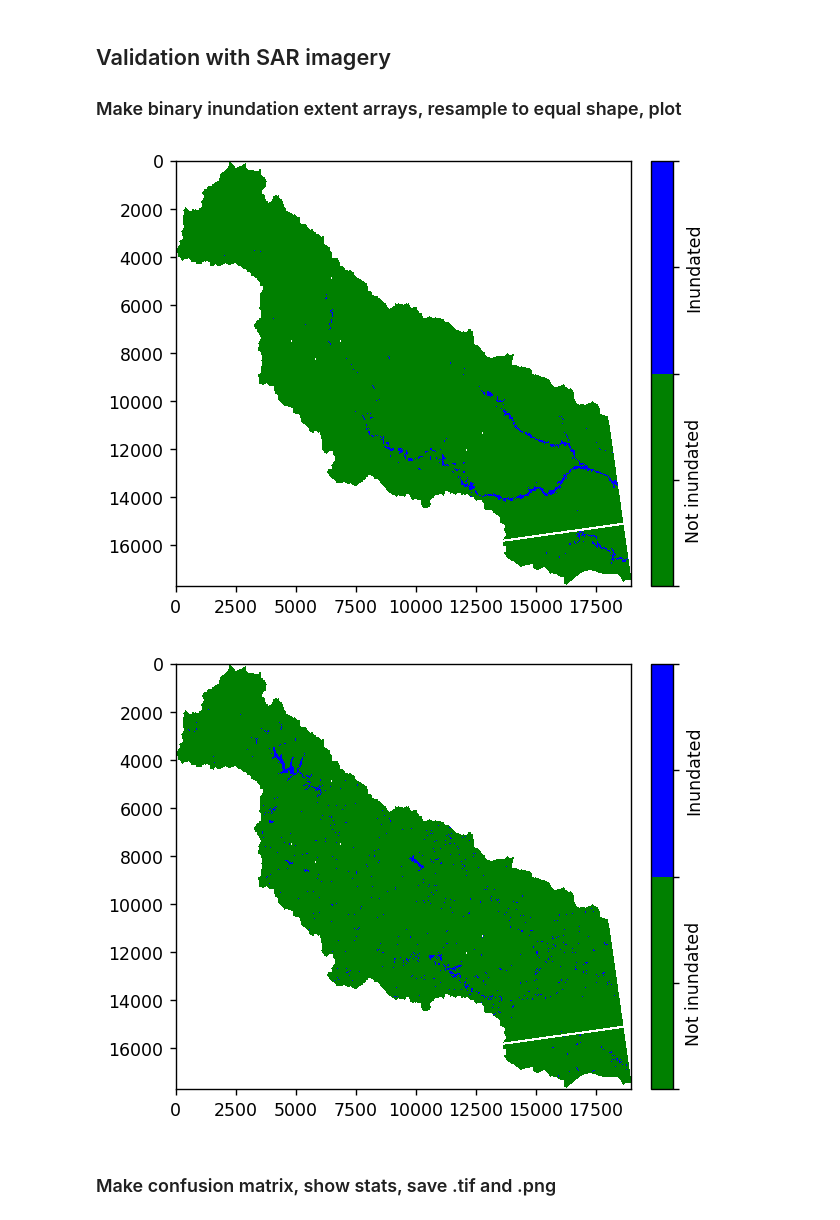
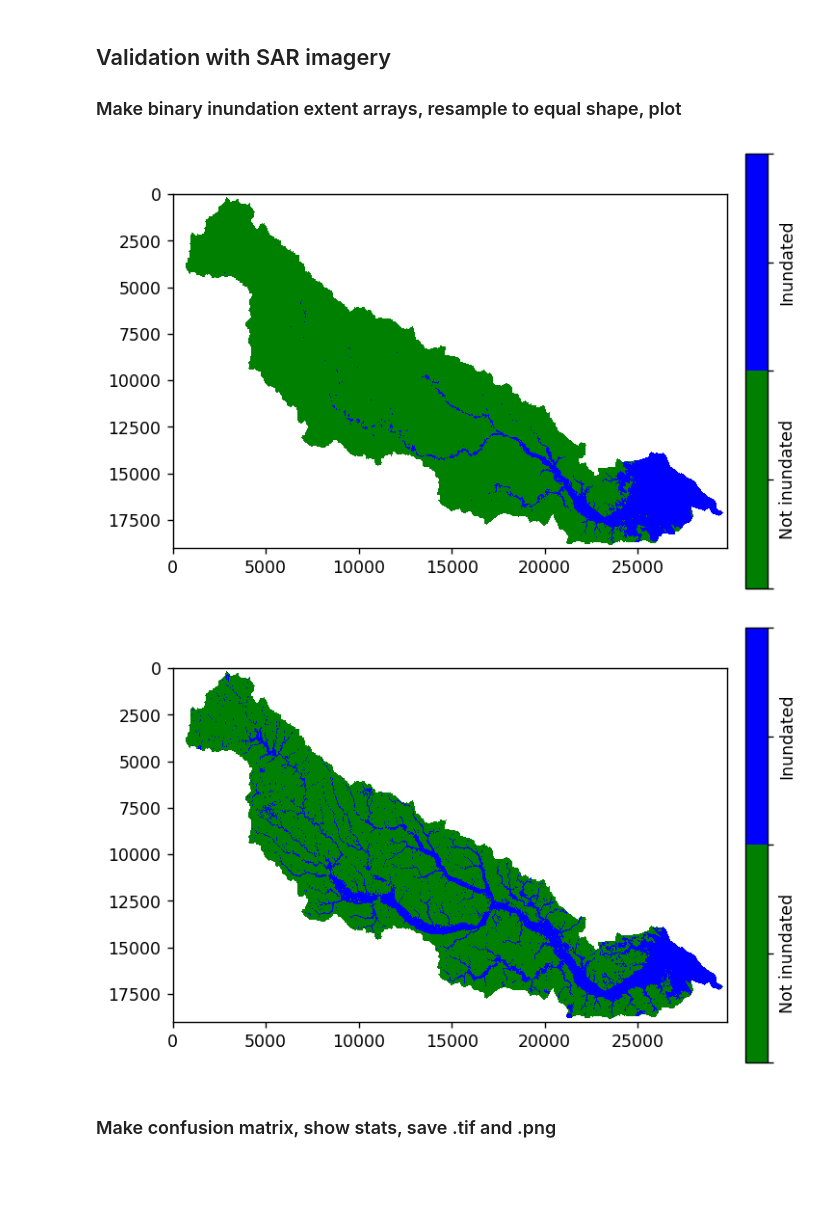
Before and after one commit to ankitghanghas/flood_are_here_si_2022, a Jupyter notebook: full_coupling_analysis.ipynb, the cells around one changed output. Cells and saved outputs as stored; diff of their text form; code cells hidden in the pictures; blank space fills up the shorter version.

```diff
--- a/full_coupling_analysis.ipynb
+++ b/full_coupling_analysis.ipynb
@@ -421,45 +472,45 @@ PWL--Surge RMSE:        2.1911090371225566
 ## Validation with SAR imagery
 ### Make binary inundation extent arrays, resample to equal shape, plot
 # %%
-compound_inun_SAR_clip = rio.open('data_github/compound_inun_SEP19_alpha1_clipped.tif', 'r')
+compound_inun_SAR_clip = rio.open('data_github/florence_compound_no_couple.tif', 'r')
 compound_inun_array = compound_inun_SAR_clip.read(1,masked=True)
 compound_inun_array_binary = make_binary(compound_inun_array)
 
-SAR_inun = rio.open('data_github/SAR_19SEP_clipped_proj_extr_msk.tif', 'r')
+SAR_inun = rio.open('data_github/NC_flood_extent_florence.tif', 'r')
 # resample band 1 of SAR_inun to shape of compound_inun
 # with nearest neighbor interpolation
 SAR_inun_array = SAR_inun.read(
     1,
     masked=True,
     out_shape=(
         compound_inun_array_binary.shape[0],
         compound_inun_array_binary.shape[1]
     ),
     resampling=Resampling.nearest
 )
 
 # assert compound inundation array and SAR inundation array have same shape
 assert np.equal(
     compound_inun_array_binary.shape,
     SAR_inun_array.shape
     ).all()
 
 plt.close('all')
 
 # plot compound inundation binary array
 imshow_binary_array(
     compound_inun_array_binary,
-    save_path = 'data_github/binary_riv_sep19.png'
+    save_path = 'data_github/binary_riv_nocouple.png'
     )
 
 # plot SAR binary raster
 imshow_binary_array(
     SAR_inun_array,
-    save_path = 'data_github/binary_sar_sep19.png'
+    save_path = 'data_github/binary_sar_nocouple.png'
     )
 # %% [output]
-[figure, old version]
+[figure, new version]
-[figure, old version]
+[figure, new version]
 # %% [markdown]
 ### Make confusion matrix, show stats, save .tif and .png
 # %%
```
Also changed, not shown: parts of 6 cells of this notebook, 1 other file.
